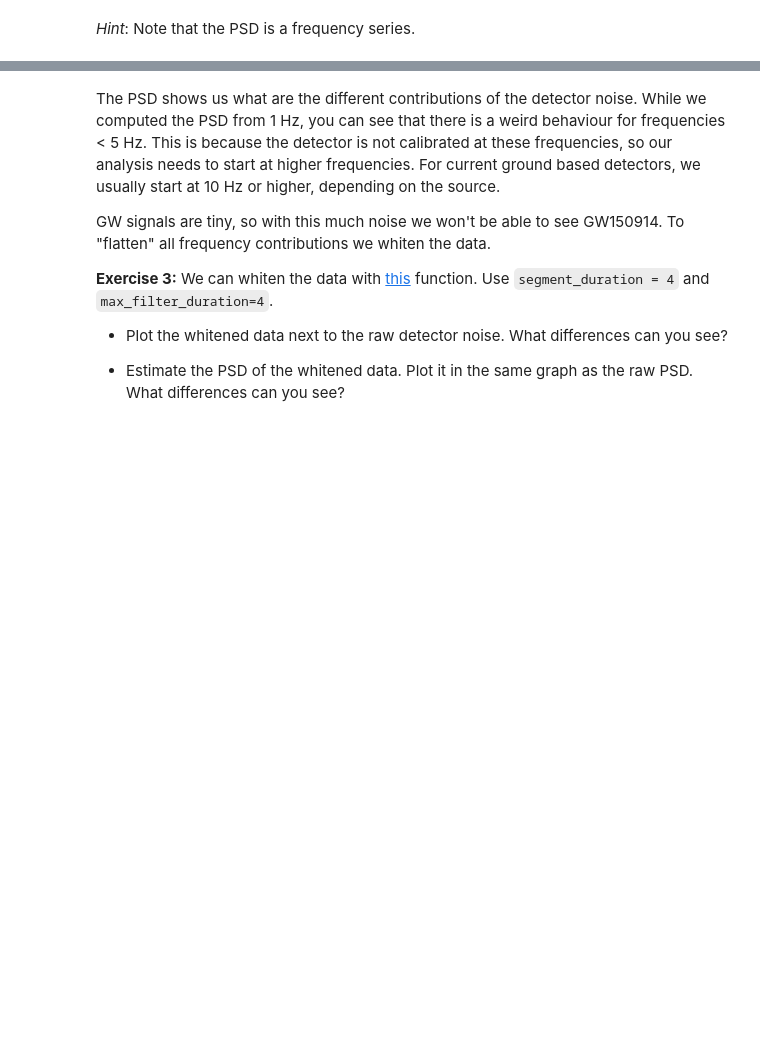
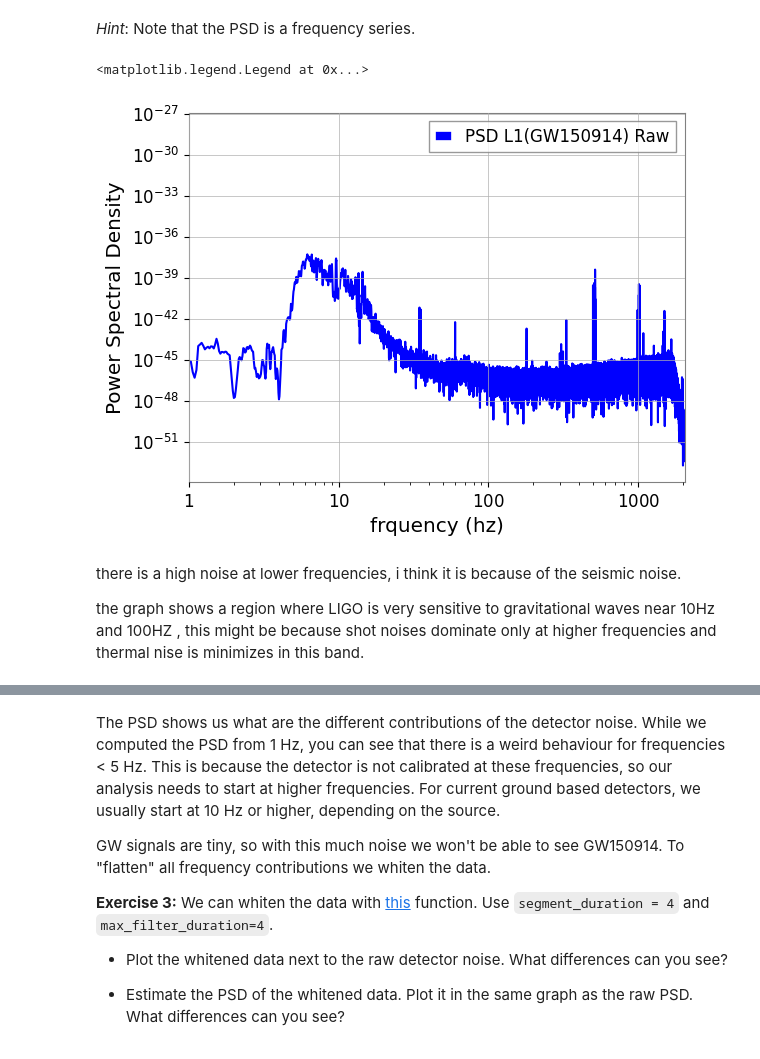
Before and after one commit to 1Anvitha/PRA3024_25, a Jupyter notebook: GW_tutorial_2_detector_noise_PSD.ipynb, the cells around one changed output, grey strips where cells are left out. Drawn from its saved outputs; the diff is of its cells as text; code cells hidden in the pictures; blank space fills up the shorter version.

```diff
--- a/GW_tutorial_2_detector_noise_PSD.ipynb
+++ b/GW_tutorial_2_detector_noise_PSD.ipynb
@@ -59,7 +42,8 @@ In the previous part we have seen the detector response to gravitational waves (
 
 To answer this question we are going to take a look at the first detection: **GW150914**. Let's load the data from L1
 # %%
-m = Merger('GW150914')
+detected_id = 'GW150914'
+m = Merger(detected_id)
 ifo = 'L1'
 data = m.strain(ifo)
 # %% [markdown]
@@ -105,0 +63,15 @@ frequency_resolution, time_resolution = print_time_series_info(data)
+# %%
+print(f"Detection: {detected_id}\n")
+
+
+duration = data.duration  # Total duration of the time series in seconds
+sampling_rate = data.sample_rate  # Sampling rate in Hz (samples per second)
+
+delta_f = 1. / duration  # Frequency resolution (spacing between frequency bins in Hz)
+time_resolution = 1. / sampling_rate  # Time resolution (spacing between time samples in seconds)
+
+print(f"Duration of time series: {duration} s")
+print(f"Sampling Rate: {sampling_rate} Hz")
+print(f"Data points: {data.shape[0]}")
+print(f"frequency resolution: {delta_f} Hz")
+print(f"time resolution: {time_resolution} s")
@@ -121,3 +101,21 @@ But, where is GW190514? We cannot see it (yet) as there are many different contr
 **Exercise 2**: Estimate the PSD of the data using `filter_psd` (see [here](https://pycbc.org/pycbc/latest/html/pycbc.types.html#pycbc.types.timeseries.TimeSeries.filter_psd)) and plot it. Limit your plot according to the minimum frequency (say, 1 Hz) and  the Nyquist frequency.
 # %% [markdown]
 _Hint_: Note that the PSD is a frequency series.
+# %%
+flow = 1 #(low frequency cutoff)
+psd = data.filter_psd(duration, delta_f , flow)
+
+plt.loglog(psd.get_sample_frequencies() , psd , label=f"PSD L1({detected_id}) Raw" , color='blue')
+
+plt.xlim(1 , sampling_rate/2)
+
+plt.xlabel("frquency (hz)")
+plt.ylabel (r'Power Spectral Density')
+plt.legend()
+# %% [output]
+<matplotlib.legend.Legend at 0x...>
+[figure, added]
+# %% [markdown]
+there is a high noise at lower frequencies, i think it is because of the seismic noise.
+
+the graph shows a region where LIGO is very sensitive to gravitational waves near 10Hz and 100HZ , this might be because shot noises dominate only at higher frequencies and thermal nise is minimizes in this band.
```
Also changed, not shown: parts of 17 cells of this notebook.
